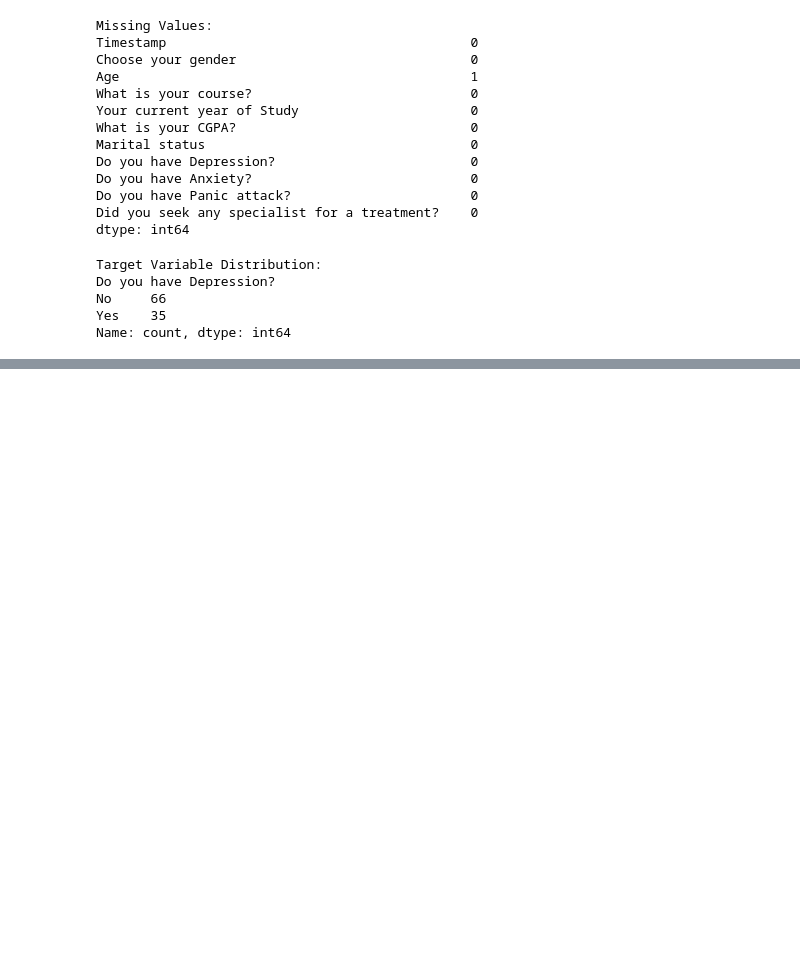
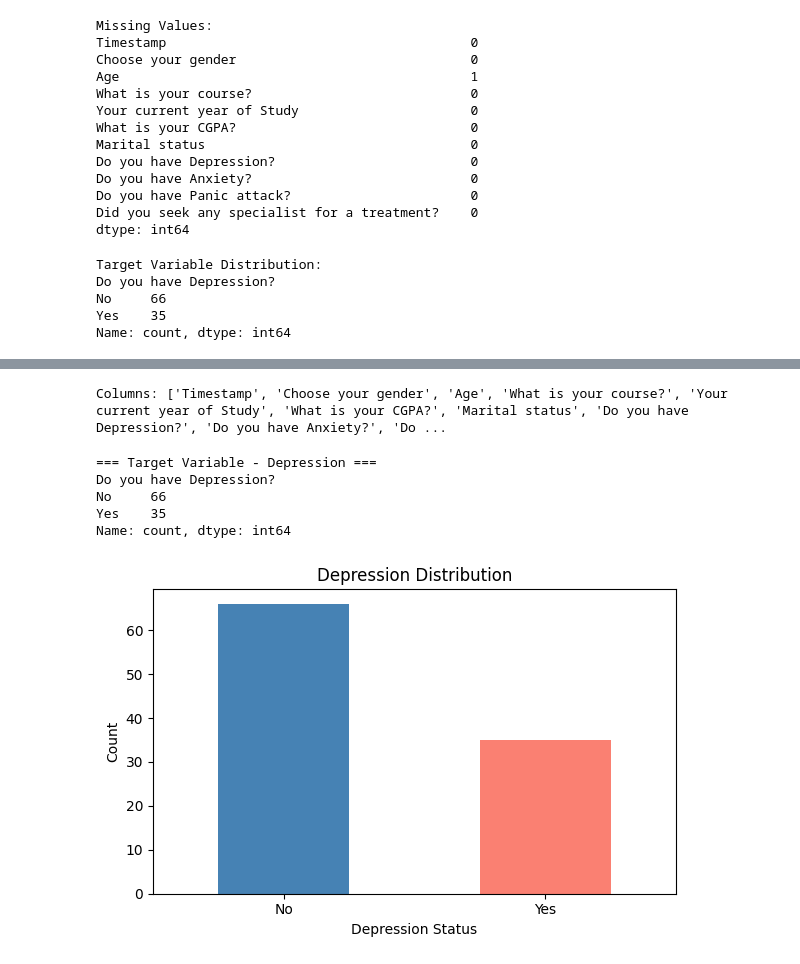
Before and after one commit to Kopuraj/Student-Depression-ML, a Jupyter notebook: notebooks/student_depression_ml.ipynb, the cells around one changed output, grey strips where cells are left out. Saved outputs shown, nothing was run; the diff lists cells and outputs as text; code cells hidden in the pictures; blank space fills up the shorter version.

```diff
--- a/notebooks/student_depression_ml.ipynb
+++ b/notebooks/student_depression_ml.ipynb
@@ -115,0 +144,26 @@ Name: count, dtype: int64
+# %%
+# Column names
+print("Columns:", df.columns.tolist())
+# %% [output]
+Columns: ['Timestamp', 'Choose your gender', 'Age', 'What is your course?', 'Your current year of Study', 'What is your CGPA?', 'Marital status', 'Do you have Depression?', 'Do you have Anxiety?', 'Do ...
+# %%
+# Check target variable distribution
+print("\n=== Target Variable - Depression ===")
+print(df['Do you have Depression?'].value_counts())
+
+plt.figure(figsize=(6,4))
+df['Do you have Depression?'].value_counts().plot(kind='bar', color=['steelblue','salmon'])
+plt.title('Depression Distribution')
+plt.xlabel('Depression Status')
+plt.ylabel('Count')
+plt.xticks(rotation=0)
+plt.tight_layout()
+plt.savefig('depression_distribution.png')
+plt.show()
+# %% [output]
+=== Target Variable - Depression ===
+Do you have Depression?
+No     66
+Yes    35
+Name: count, dtype: int64
+[figure, added]
```
Also changed, not shown: parts of 6 cells of this notebook.
